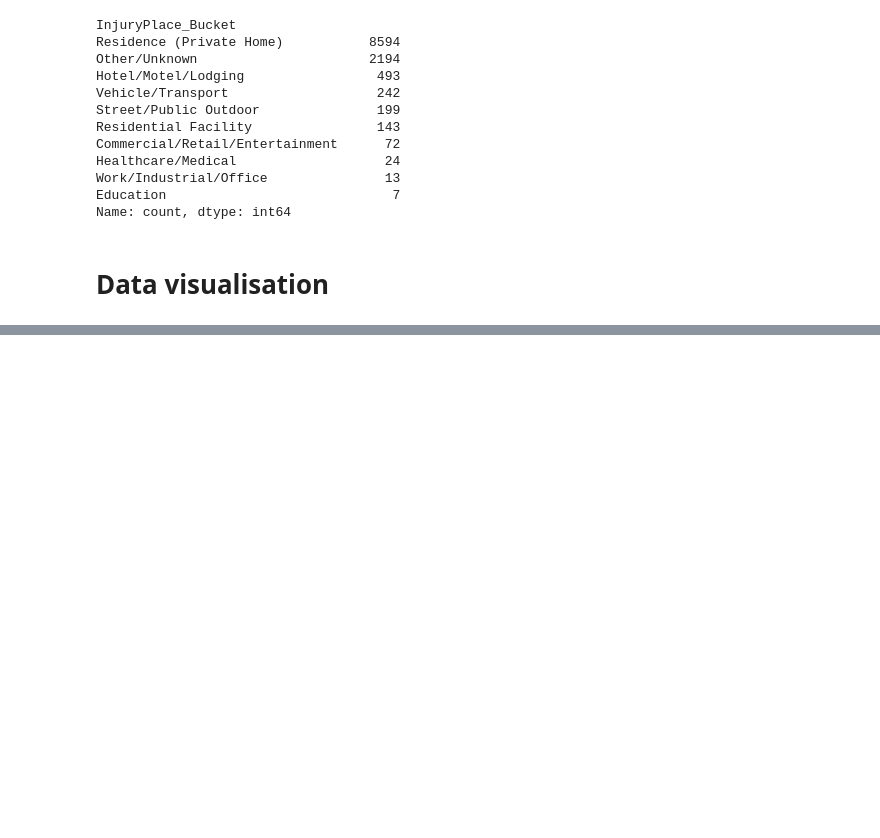
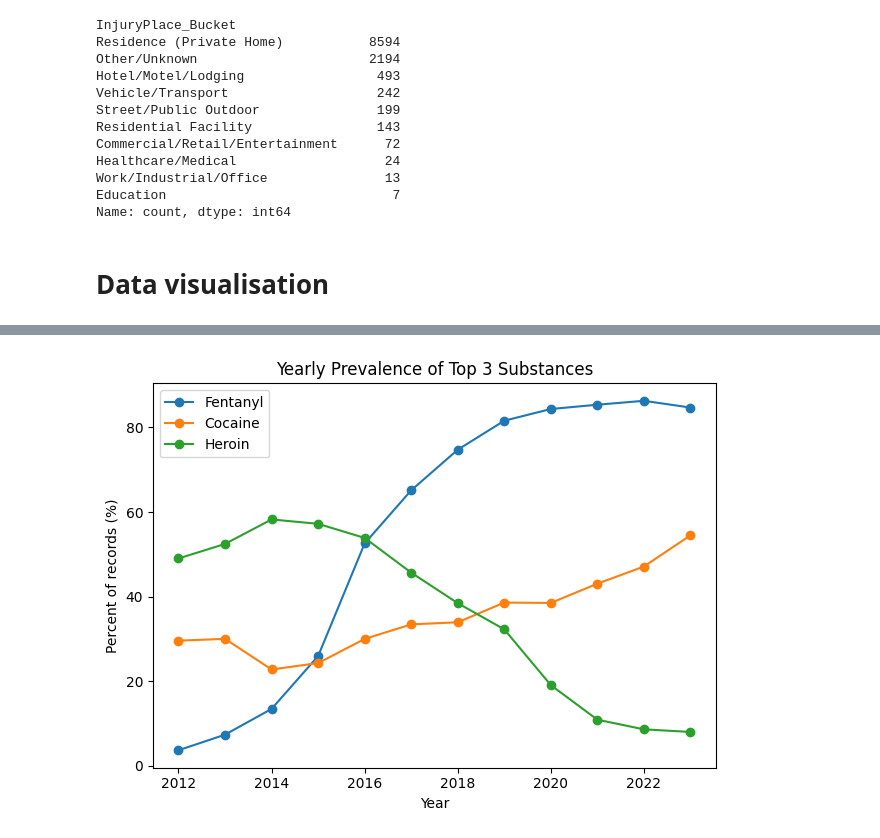
Before and after one commit to cryobsidian/assg1, a Jupyter notebook: analysis1.ipynb, the cells around one changed output, grey strips where cells are left out. Drawn from its saved outputs; the diff is of its cells as text; code cells hidden in the pictures; blank space fills up the shorter version.

```diff
--- a/analysis1.ipynb
+++ b/analysis1.ipynb
@@ -300,0 +335,16 @@ df_clean.to_csv("F:/0_TAYLORS/Y2S1/DM/assg1/df_clean0.csv", index=False)
+# %%
+top3 = prev.index[:3].tolist()
+yearly_prev = df_clean.groupby("Year")[top3].mean() * 100
+
+plt.figure()
+for col in top3:
+    plt.plot(yearly_prev.index, yearly_prev[col], marker="o", label=col)
+
+plt.title("Yearly Prevalence of Top 3 Substances")
+plt.xlabel("Year")
+plt.ylabel("Percent of records (%)")
+plt.legend()
+plt.tight_layout()
+plt.show()
+# %% [output]
+[figure, added]
```
Also changed, not shown: parts of 2 cells of this notebook.
